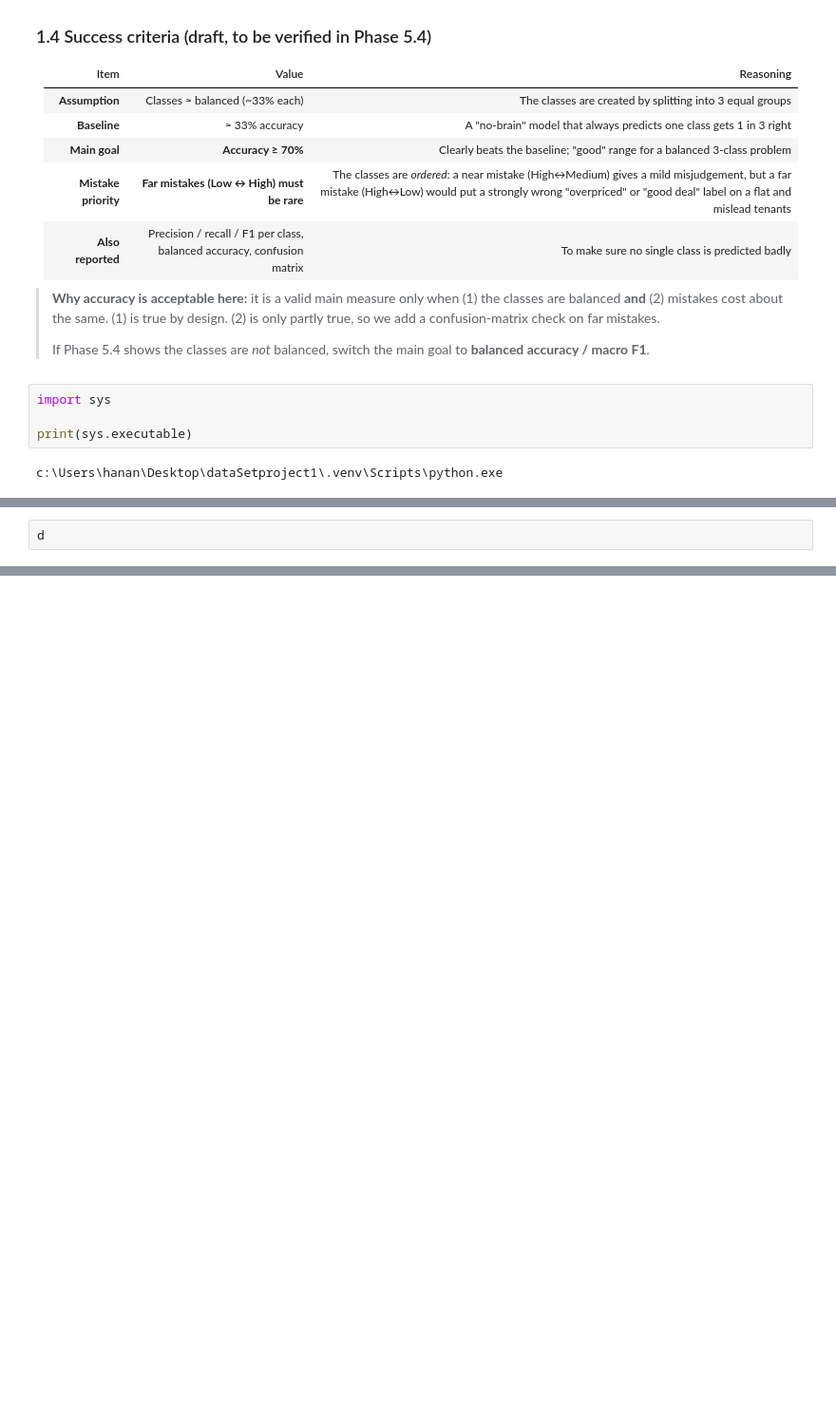
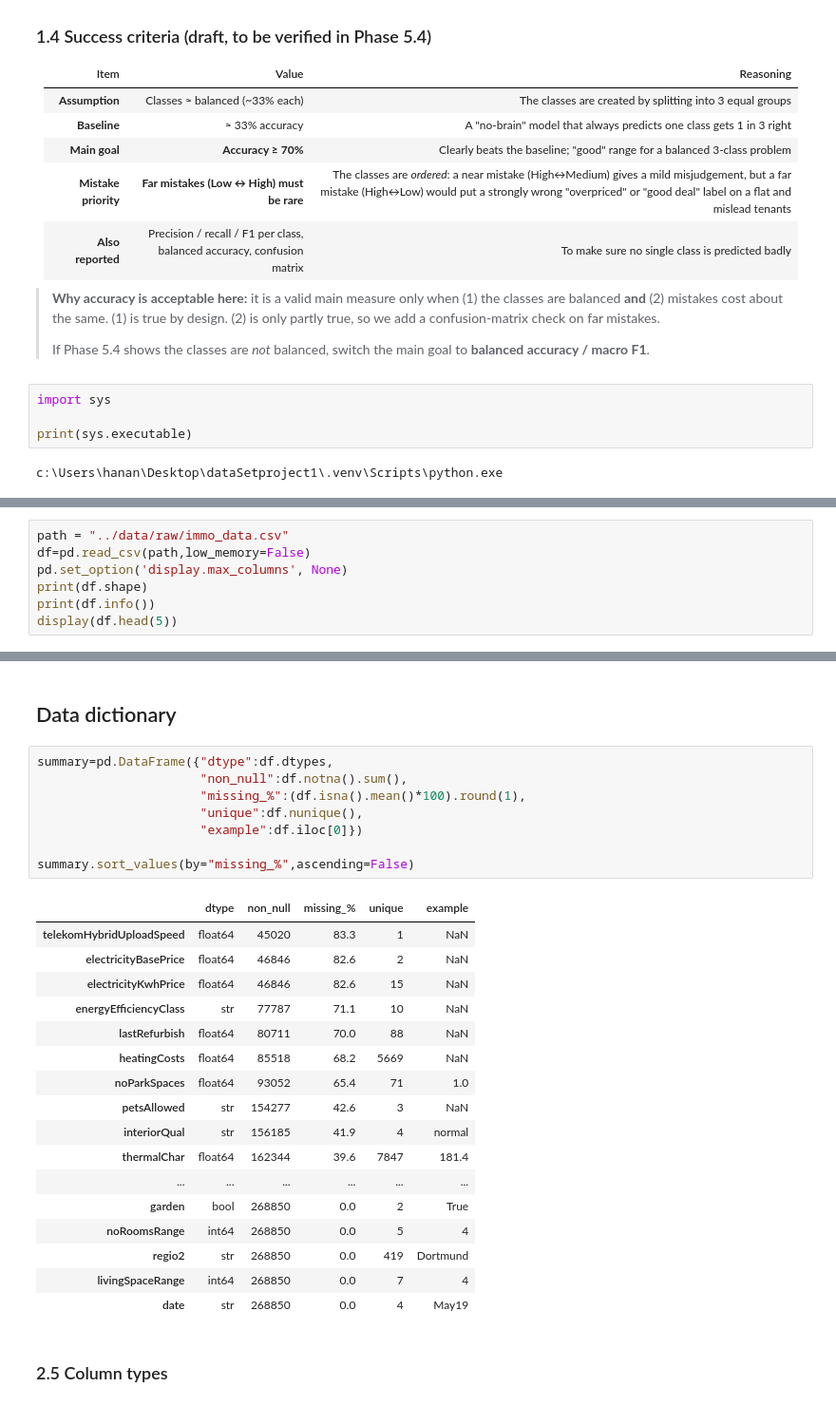
Before and after one commit to ihanmx/Rental_Datasert_study, a Jupyter notebook: notebooks/01_rental_classification.ipynb, the cells around one changed output, grey strips where cells are left out. Shown at 95% size. Saved outputs shown, nothing was run; the diff lists cells and outputs as text; blank space fills up the shorter version.

```diff
--- a/notebooks/01_rental_classification.ipynb
+++ b/notebooks/01_rental_classification.ipynb
@@ -63,2 +63,7 @@ ModuleNotFoundError: No module named 'pandas'
 # %%
-d
+path = "../data/raw/immo_data.csv"
+df=pd.read_csv(path,low_memory=False)
+pd.set_option('display.max_columns', None)
+print(df.shape)
+print(df.info())
+display(df.head(5))
@@ -64,0 +94,30 @@ d
+# %% [markdown]
+## Data dictionary
+# %%
+summary=pd.DataFrame({"dtype":df.dtypes,
+                      "non_null":df.notna().sum(),
+                      "missing_%":(df.isna().mean()*100).round(1),
+                      "unique":df.nunique(),
+                      "example":df.iloc[0]})
+
+summary.sort_values(by="missing_%",ascending=False)
+# %% [output]
+|  | dtype | non_null | missing_% | unique | example |
+| telekomHybridUploadSpeed | float64 | 45020 | 83.3 | 1 | NaN |
+| electricityBasePrice | float64 | 46846 | 82.6 | 2 | NaN |
+| electricityKwhPrice | float64 | 46846 | 82.6 | 15 | NaN |
+| energyEfficiencyClass | str | 77787 | 71.1 | 10 | NaN |
+| lastRefurbish | float64 | 80711 | 70.0 | 88 | NaN |
+| heatingCosts | float64 | 85518 | 68.2 | 5669 | NaN |
+| noParkSpaces | float64 | 93052 | 65.4 | 71 | 1.0 |
+| petsAllowed | str | 154277 | 42.6 | 3 | NaN |
+| interiorQual | str | 156185 | 41.9 | 4 | normal |
+| thermalChar | float64 | 162344 | 39.6 | 7847 | 181.4 |
+| ... | ... | ... | ... | ... | ... |
+| garden | bool | 268850 | 0.0 | 2 | True |
+| noRoomsRange | int64 | 268850 | 0.0 | 5 | 4 |
+| regio2 | str | 268850 | 0.0 | 419 | Dortmund |
+| livingSpaceRange | int64 | 268850 | 0.0 | 7 | 4 |
+| date | str | 268850 | 0.0 | 4 | May19 |
+# %% [markdown]
+### 2.5 Column types
```
Also changed, not shown: parts of 10 cells of this notebook.
